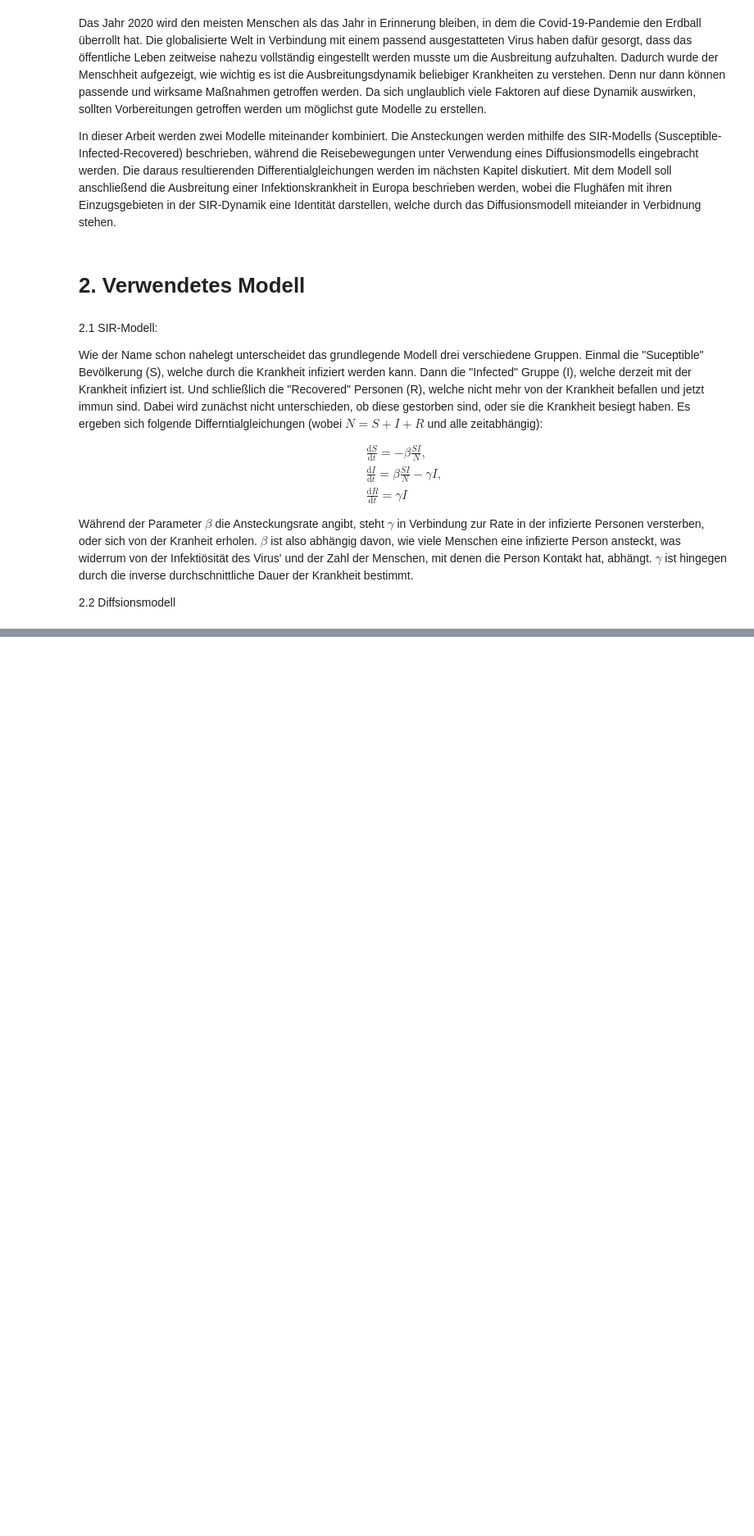
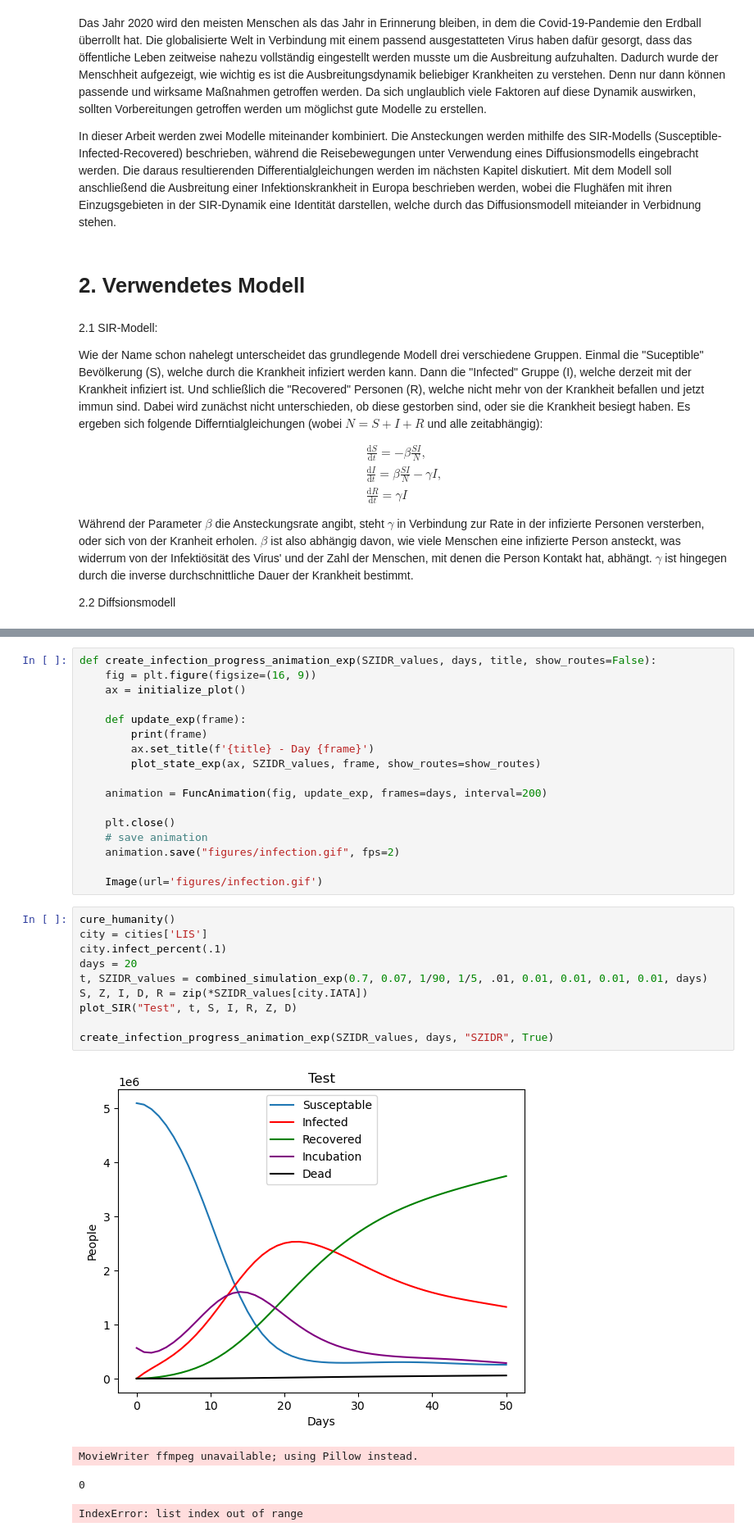
Before and after one commit to LoloSpirit/PlagueInc, a Jupyter notebook: Ausarbeitung_Projekt.ipynb, the cells around one changed output, grey strips where cells are left out. Shown at 82% size. Cells and saved outputs as stored; diff of their text form; blank space fills up the shorter version.

```diff
--- a/Ausarbeitung_Projekt.ipynb
+++ b/Ausarbeitung_Projekt.ipynb
@@ -44,0 +562,32 @@ Während der Parameter $\beta$ die Ansteckungsrate angibt, steht $\gamma$ in Ver
+# %%
+def create_infection_progress_animation_exp(SZIDR_values, days, title, show_routes=False):
+    fig = plt.figure(figsize=(16, 9))
+    ax = initialize_plot()
+
+    def update_exp(frame):
+        print(frame)
+        ax.set_title(f'{title} - Day {frame}')
+        plot_state_exp(ax, SZIDR_values, frame, show_routes=show_routes)
+
+    animation = FuncAnimation(fig, update_exp, frames=days, interval=200)
+
+    plt.close()
+    # save animation
+    animation.save("figures/infection.gif", fps=2)
+
+    Image(url='figures/infection.gif')
+# %%
+cure_humanity()
+city = cities['LIS']
+city.infect_percent(.1)
+days = 20
+t, SZIDR_values = combined_simulation_exp(0.7, 0.07, 1/90, 1/5, .01, 0.01, 0.01, 0.01, 0.01, days)
+S, Z, I, D, R = zip(*SZIDR_values[city.IATA])
+plot_SIR("Test", t, S, I, R, Z, D)
+
+create_infection_progress_animation_exp(SZIDR_values, days, "SZIDR", True)
+# %% [output]
+[figure, added]
+MovieWriter ffmpeg unavailable; using Pillow instead.
+0
+IndexError: list index out of range
```
Also changed, not shown: parts of 21 cells of this notebook, 2 other files.
